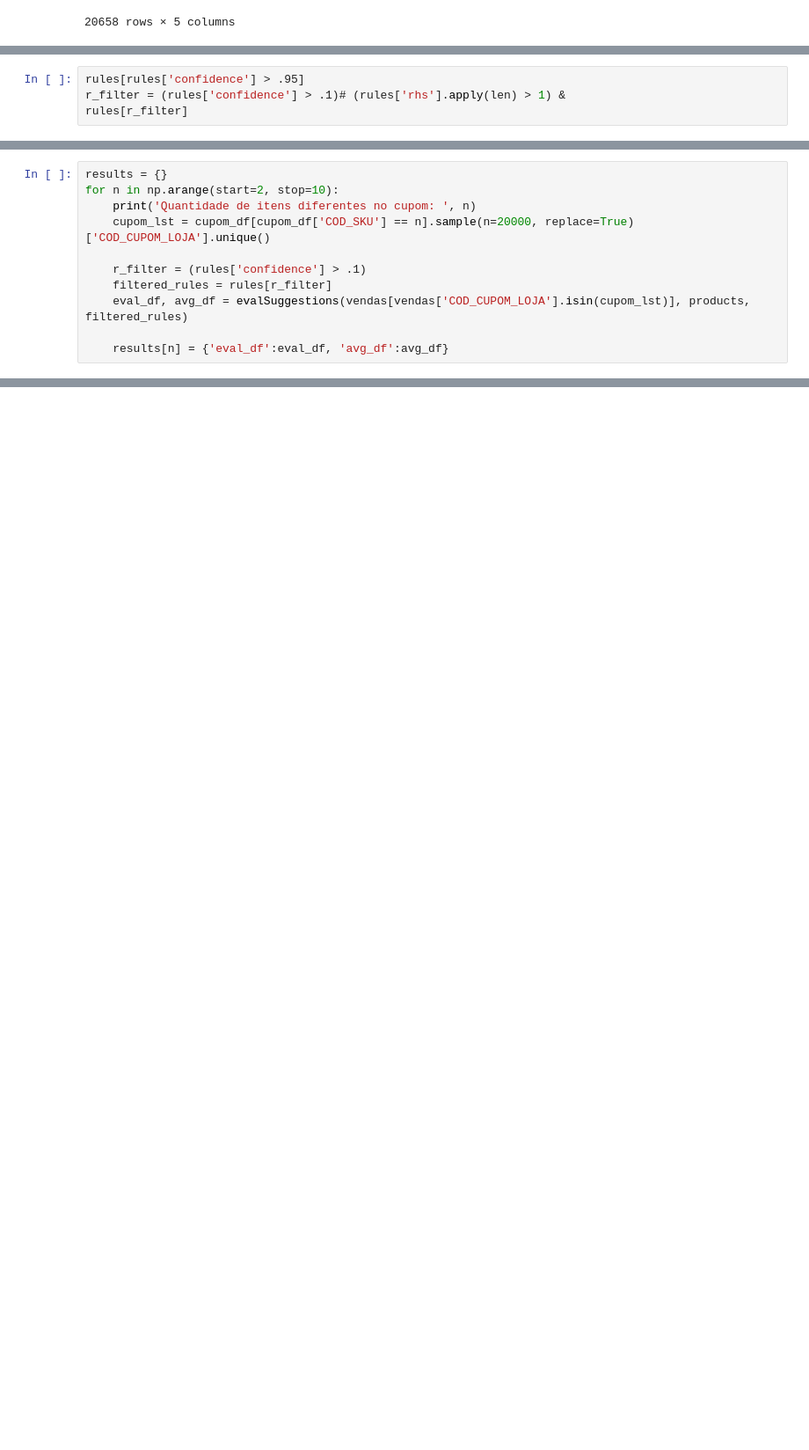
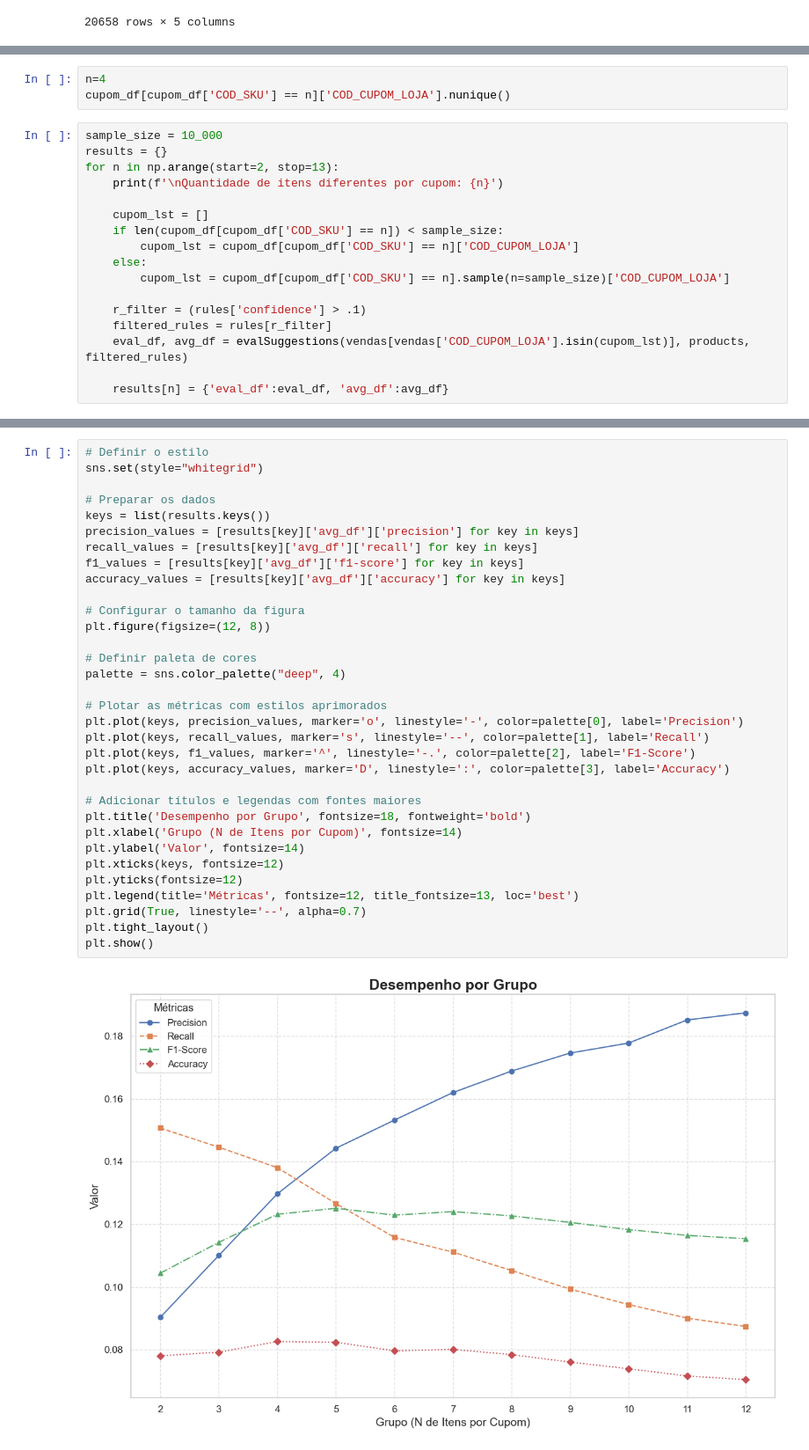
Before and after one commit to cristianomm/PUCRS, a Jupyter notebook: 2024-02/98H15-04 - Projeto em Ciência de Dados III/model_1.ipynb, the cells around one changed output, grey strips where cells are left out. Shown at 88% size. Drawn from its saved outputs; the diff is of its cells as text; blank space fills up the shorter version.

```diff
--- a/2024-02/98H15-04 - Projeto em Ciência de Dados III/model_1.ipynb
+++ b/2024-02/98H15-04 - Projeto em Ciência de Dados III/model_1.ipynb
@@ -430,4 +451,0 @@ vendas[(vendas['ITENS_PURCHASED']>50) &(vendas['COD_CUPOM_LOJA'] == '213545-1030
-# %%
-rules[rules['confidence'] > .95]
-r_filter = (rules['confidence'] > .1)# (rules['rhs'].apply(len) > 1) &
-rules[r_filter]
@@ -448,8 +501,17 @@ rules[r_filter]
+# %%
+n=4
+cupom_df[cupom_df['COD_SKU'] == n]['COD_CUPOM_LOJA'].nunique()
 # %%
+sample_size = 10_000
 results = {}
-for n in np.arange(start=2, stop=10):
-    print('Quantidade de itens diferentes no cupom: ', n)
-    cupom_lst = cupom_df[cupom_df['COD_SKU'] == n].sample(n=20000, replace=True)['COD_CUPOM_LOJA'].unique()
+for n in np.arange(start=2, stop=13):
+    print(f'\nQuantidade de itens diferentes por cupom: {n}')
+
+    cupom_lst = []
+    if len(cupom_df[cupom_df['COD_SKU'] == n]) < sample_size:
+        cupom_lst = cupom_df[cupom_df['COD_SKU'] == n]['COD_CUPOM_LOJA']
+    else:
+        cupom_lst = cupom_df[cupom_df['COD_SKU'] == n].sample(n=sample_size)['COD_CUPOM_LOJA']
 
     r_filter = (rules['confidence'] > .1)
     filtered_rules = rules[r_filter]
@@ -532,0 +620,35 @@ rules_temp
+# %%
+# Definir o estilo
+sns.set(style="whitegrid")
+
+# Preparar os dados
+keys = list(results.keys())
+precision_values = [results[key]['avg_df']['precision'] for key in keys]
+recall_values = [results[key]['avg_df']['recall'] for key in keys]
+f1_values = [results[key]['avg_df']['f1-score'] for key in keys]
+accuracy_values = [results[key]['avg_df']['accuracy'] for key in keys]
+
+# Configurar o tamanho da figura
+plt.figure(figsize=(12, 8))
+
+# Definir paleta de cores
+palette = sns.color_palette("deep", 4)
+
+# Plotar as métricas com estilos aprimorados
+plt.plot(keys, precision_values, marker='o', linestyle='-', color=palette[0], label='Precision')
+plt.plot(keys, recall_values, marker='s', linestyle='--', color=palette[1], label='Recall')
+plt.plot(keys, f1_values, marker='^', linestyle='-.', color=palette[2], label='F1-Score')
+plt.plot(keys, accuracy_values, marker='D', linestyle=':', color=palette[3], label='Accuracy')
+
+# Adicionar títulos e legendas com fontes maiores
+plt.title('Desempenho por Grupo', fontsize=18, fontweight='bold')
+plt.xlabel('Grupo (N de Itens por Cupom)', fontsize=14)
+plt.ylabel('Valor', fontsize=14)
+plt.xticks(keys, fontsize=12)
+plt.yticks(fontsize=12)
+plt.legend(title='Métricas', fontsize=12, title_fontsize=13, loc='best')
+plt.grid(True, linestyle='--', alpha=0.7)
+plt.tight_layout()
+plt.show()
+# %% [output]
+[figure, added]
```
Also changed, not shown: parts of 38 cells of this notebook.
